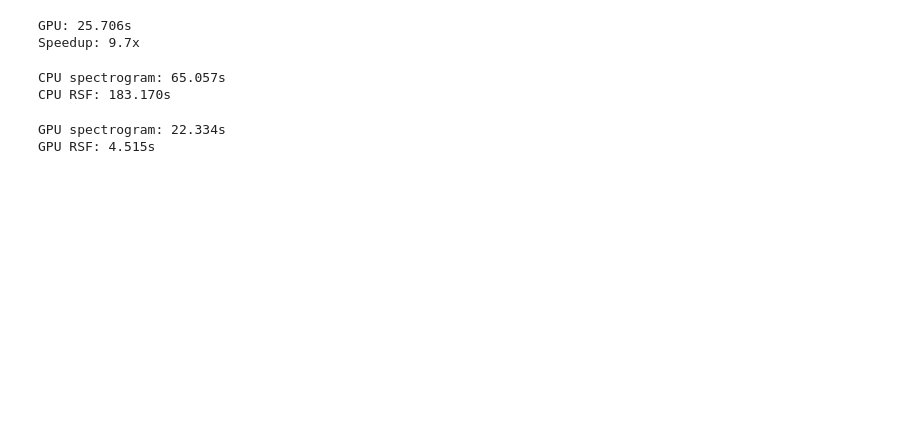
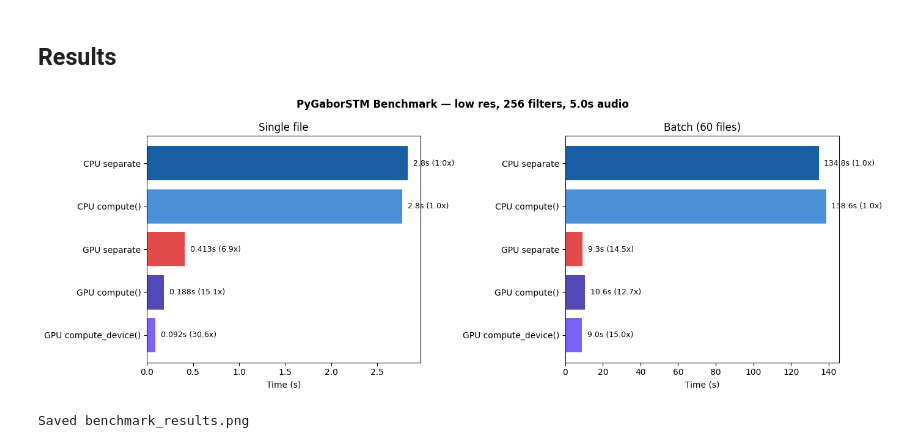
Before and after one commit to JHU-LCAP/PyGaborSTM, a Jupyter notebook: notebooks/benchmark.ipynb, the cells around one changed output. Saved outputs shown, nothing was run; the diff lists cells and outputs as text; code cells hidden in the pictures; blank space fills up the shorter version.

Commit message:
batch init + hot path

```diff
--- a/notebooks/benchmark.ipynb
+++ b/notebooks/benchmark.ipynb
@@ -168,35 +195,37 @@ CPU: 248.536s
-# %%
-start = time.perf_counter()
-for audio in audios:
-    spec = model_gpu.spectrogram(audio)
-    rsf = model_gpu.rsf(spec)
-gpu_time = time.perf_counter() - start
-
-print(f"GPU: {gpu_time:.3f}s")
-print(f"Speedup: {cpu_time / gpu_time:.1f}x")
-# %% [output]
-GPU: 25.706s
-Speedup: 9.7x
-# %%
-start = time.perf_counter()
-specs = [model_cpu.spectrogram(audio) for audio in audios]
-print(f"CPU spectrogram: {time.perf_counter() - start:.3f}s")
-
-start = time.perf_counter()
-rsfs = [model_cpu.rsf(spec) for spec in specs]
-print(f"CPU RSF: {time.perf_counter() - start:.3f}s")
-# %% [output]
-CPU spectrogram: 65.057s
-CPU RSF: 183.170s
-# %%
-# Time them separately
-start = time.perf_counter()
-specs = [model_gpu.spectrogram(audio) for audio in audios]
-print(f"GPU spectrogram: {time.perf_counter() - start:.3f}s")
-
-start = time.perf_counter()
-rsfs = [model_gpu.rsf(spec) for spec in specs]
-print(f"GPU RSF: {time.perf_counter() - start:.3f}s")
-# %% [output]
-GPU spectrogram: 22.334s
-GPU RSF: 4.515s
+# %% [markdown]
+## Results
+# %%
+fig, axes = plt.subplots(1, 2, figsize=(14, 5))
+colors = ['#185FA5', '#4A90D9', '#E24B4A', '#534AB7', '#7B61FF']
+
+for ax, title, results in [
+    (axes[0], 'Single file', results_single),
+    (axes[1], f'Batch ({len(audios)} files)', results_batch),
+]:
+    names = list(results.keys())
+    times = list(results.values())
+    bars = ax.barh(names, times, color=colors[:len(names)])
+    ax.set_xlabel('Time (s)')
+    ax.set_title(title)
+    ax.invert_yaxis()
+
+    cpu_baseline = results['CPU separate']
+    for bar, t in zip(bars, times):
+        speedup = cpu_baseline / t
+        label = f'{t:.3f}s' if t < 1 else f'{t:.1f}s'
+        label += f' ({speedup:.1f}x)'
+        ax.text(bar.get_width() + max(times) * 0.02,
+                bar.get_y() + bar.get_height() / 2,
+                label, va='center', fontsize=9)
+
+fig.suptitle(
+    f'PyGaborSTM Benchmark — {RESOLUTION} res, {N_FILTERS} filters, {DURATION}s audio',
+    fontsize=12, fontweight='bold',
+)
+plt.tight_layout()
+plt.savefig('benchmark_results.png', dpi=150, bbox_inches='tight')
+plt.show()
+print('Saved benchmark_results.png')
+# %% [output]
+[figure, added]
+Saved benchmark_results.png
```
Also changed, not shown: parts of 21 cells of this notebook, 5 other files.
